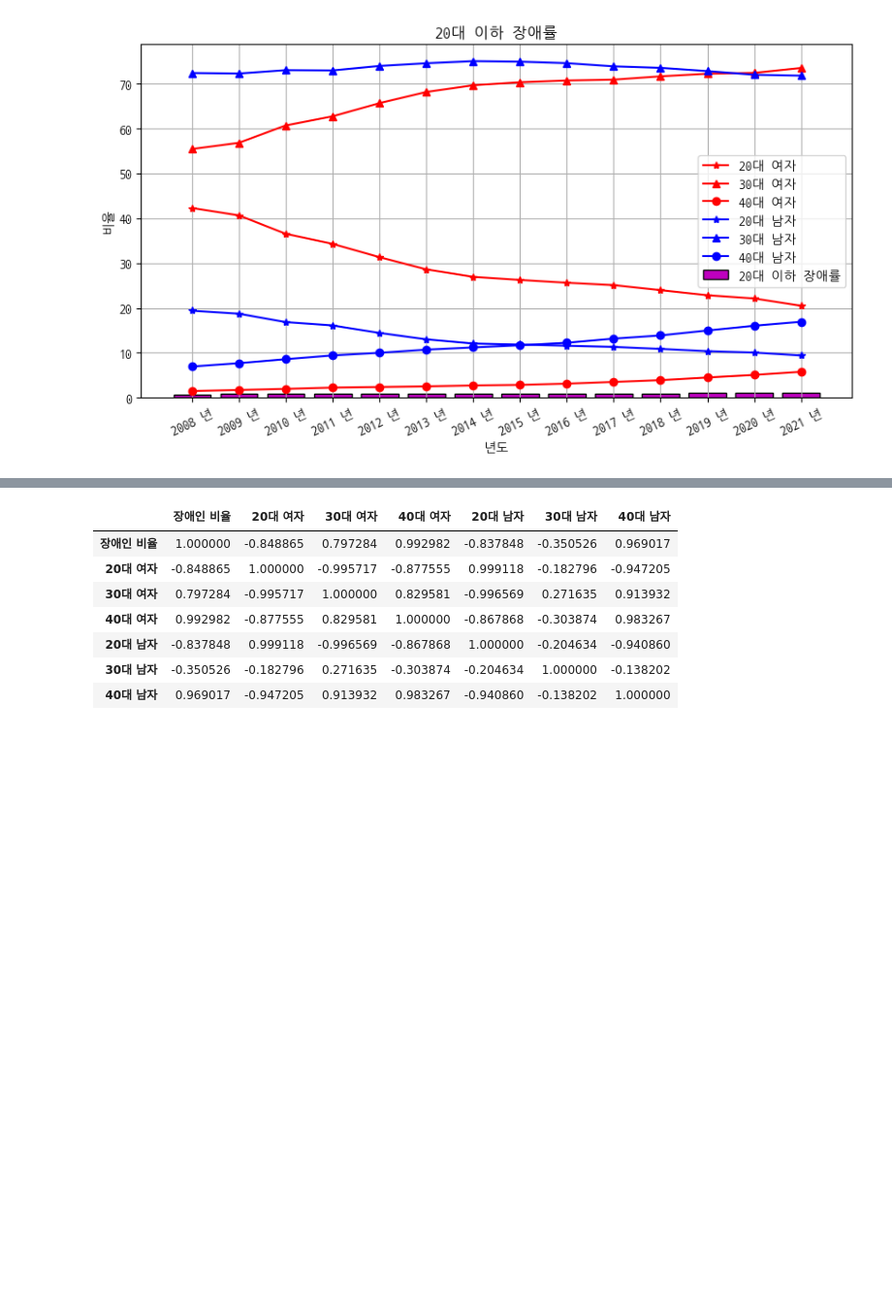
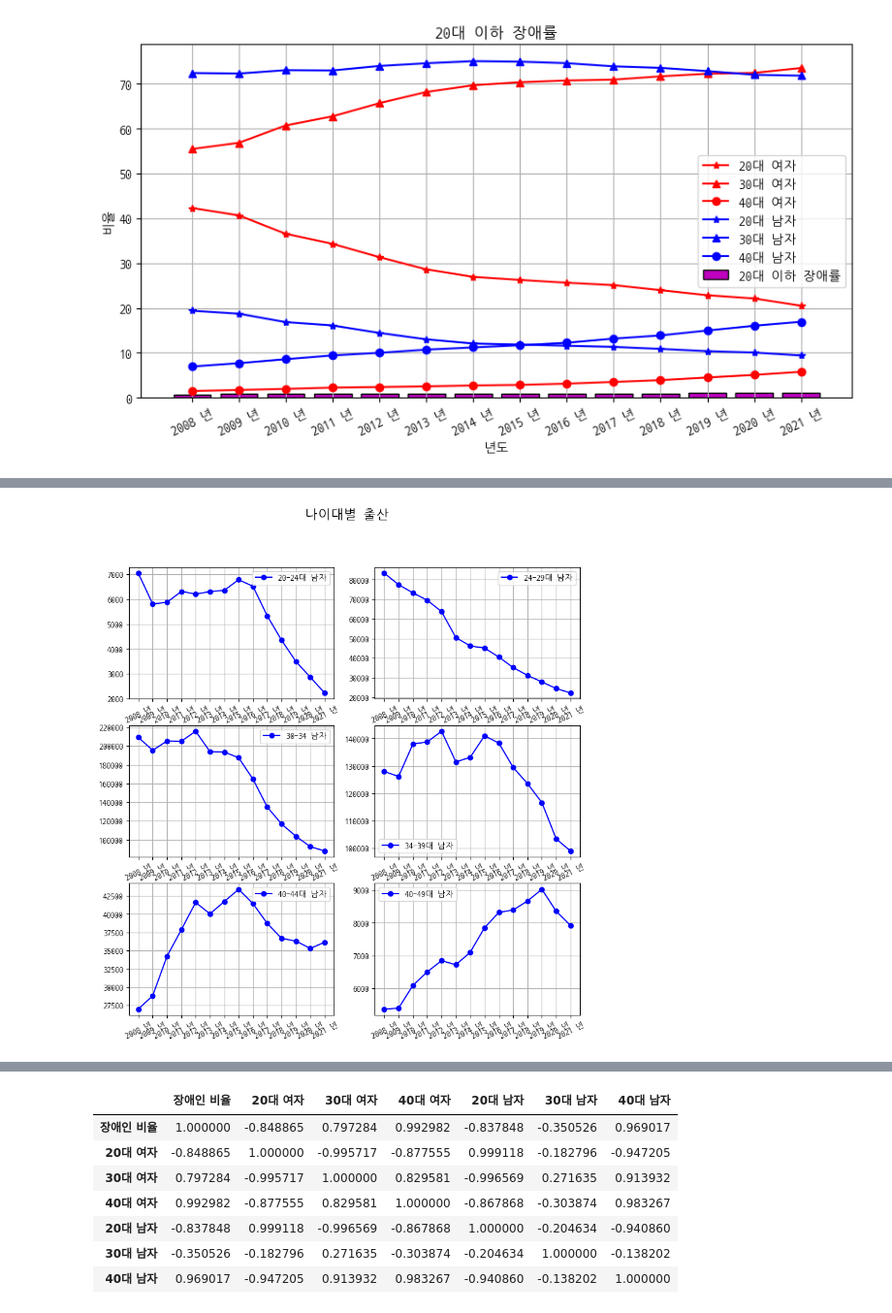
Before and after one commit to PaddingE/github_test, a Jupyter notebook: semi_final copy 2.ipynb, the cells around one changed output, grey strips where cells are left out. Shown: that part at 97% size. Cells and saved outputs as stored; diff of their text form; code cells hidden in the pictures; blank space fills up the shorter version.

```diff
--- a/semi_final copy 2.ipynb
+++ b/semi_final copy 2.ipynb
@@ -338,0 +428,68 @@ plt.show()
+# %%
+# 전체 남자의 계 계산
+total_male = df_ma.iloc[0, 5:19]
+# 20대 남자의 데이터 추출
+data_20_24male = df_ma.iloc[30, 5:19]
+data_24_29male = df_ma.iloc[40, 5:19]
+# 30대 남자의 데이터 추출
+data_30_34male = df_ma.iloc[50, 5:19]
+data_34_39male = df_ma.iloc[60, 5:19]
+# 40대 남자의 데이터 추출
+data_40_44male = df_ma.iloc[70, 5:19]
+data_44_49male = df_ma.iloc[80, 5:19]
+
+fig, ax = plt.subplots(3, 2, figsize=(10, 10))
+
+# 20대 남자 비율 그래프 그리기
+ax[0, 0].plot(data_20_24male, 'bo-', label='20-24대 남자')
+ax[0, 1].plot(data_24_29male, 'bo-', label='24-29대 남자')
+
+# 30대 남자 비율 그래프 그리기
+ax[1, 0].plot(data_30_34male, 'bo-', label='30-34 남자')
+ax[1, 1].plot(data_34_39male, 'bo-', label='34-39대 남자')
+
+# 40대 남자 비율 그래프 그리기
+ax[2, 0].plot(data_40_44male, 'bo-', label='40-44대 남자')
+ax[2, 1].plot(data_44_49male, 'bo-', label='40-49대 남자')
+
+# 그래프 타이틀과 레이블 설정
+fig.suptitle('나이대별 출산', fontsize=16)
+
+# x 값을 회전시키기
+ax[0, 0].set_xticks(under_20_df.index)
+ax[0, 0].set_xticklabels(under_20_df.index, rotation=25)
+
+# 나머지 서브플롯에도 동일하게 설정
+ax[0, 1].set_xticks(under_20_df.index)
+ax[0, 1].set_xticklabels(under_20_df.index, rotation=25)
+
+ax[1, 0].set_xticks(under_20_df.index)
+ax[1, 0].set_xticklabels(under_20_df.index, rotation=25)
+
+ax[1, 1].set_xticks(under_20_df.index)
+ax[1, 1].set_xticklabels(under_20_df.index, rotation=25)
+
+ax[2, 0].set_xticks(under_20_df.index)
+ax[2, 0].set_xticklabels(under_20_df.index, rotation=25)
+
+ax[2, 1].set_xticks(under_20_df.index)
+ax[2, 1].set_xticklabels(under_20_df.index, rotation=25)
+
+ax[0, 0].legend()
+ax[0, 1].legend()
+ax[1, 0].legend()
+ax[1, 1].legend()
+ax[2, 0].legend()
+ax[2, 1].legend()
+
+# 그래프 출력
+ax[0, 0].grid()
+ax[0, 1].grid()
+ax[1, 0].grid()
+ax[1, 1].grid()
+ax[2, 0].grid()
+ax[2, 1].grid()
+
+plt.show()
+# %% [output]
+[figure, added]
```
Also changed, not shown: parts of 3 cells of this notebook.
